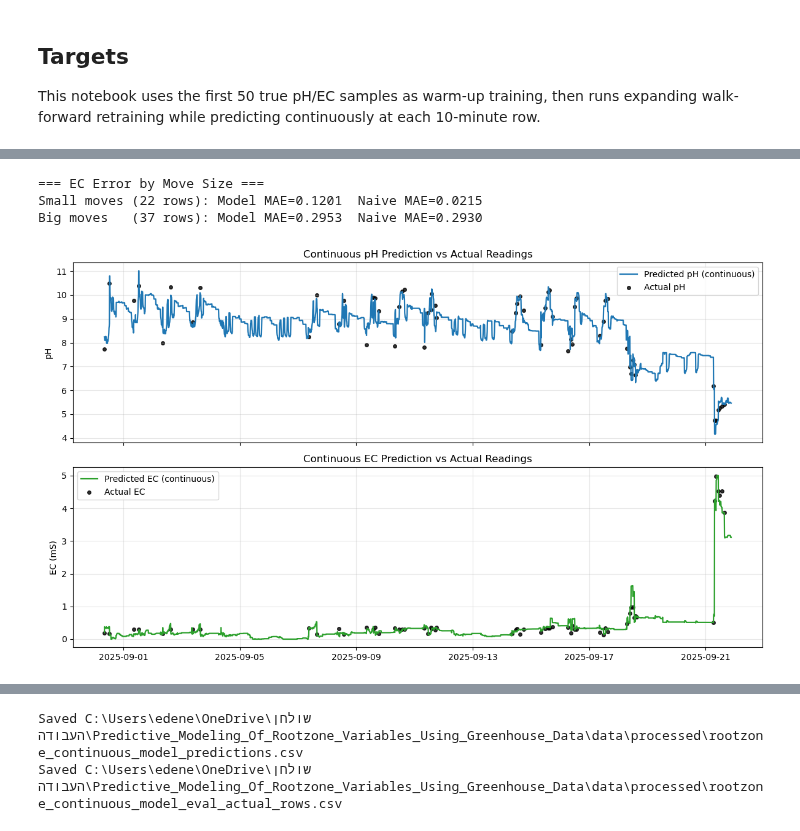
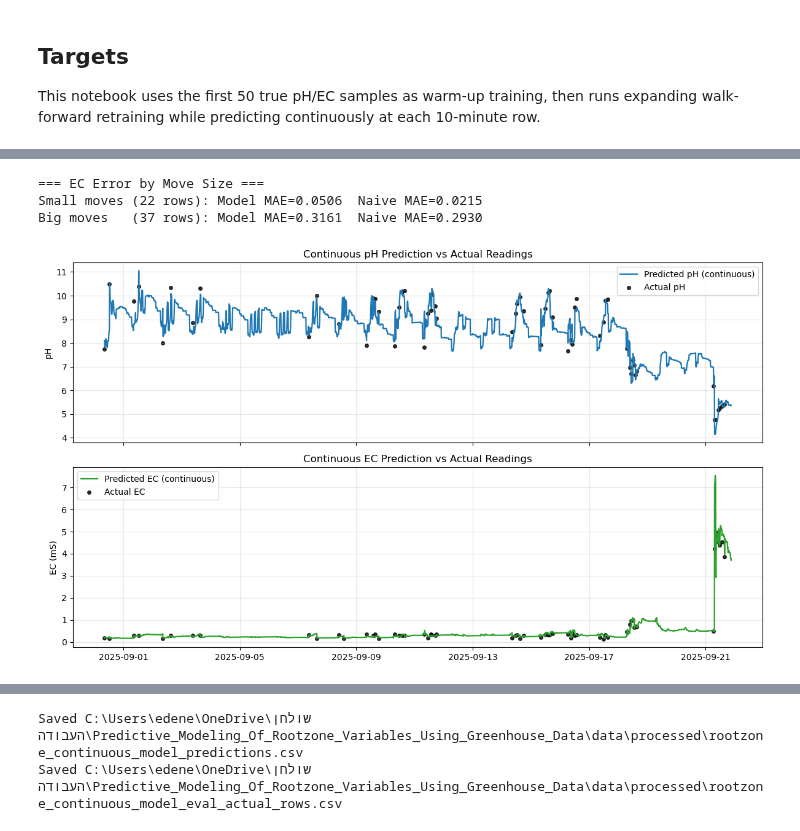
Before and after one commit to EliyahuEden/Predictive_Modeling_Of_Rootzone_Variables_Using_Greenhouse_Data, a Jupyter notebook: scripts/Continuous_Rootzone_Model.ipynb, the cells around one changed output, grey strips where cells are left out. Saved outputs shown, nothing was run; the diff lists cells and outputs as text; code cells hidden in the pictures.

```diff
--- a/scripts/Continuous_Rootzone_Model.ipynb
+++ b/scripts/Continuous_Rootzone_Model.ipynb
@@ -226,6 +228,7 @@ def get_features_for_row(master_df: pd.DataFrame, anchor_idx: pd.Timestamp, curr
         'irr_48h_pre': irr_48h_pre,
         'fert_per_event': fert_per_event,
         'n_clean_irr_cycles': n_clean_irr_cycles,
+        'days_after_planting': float(master_df.loc[t1, 'days_after_planting']) if 'days_after_planting' in master_df.columns else 0.0,
     }
 
 
@@ -468,7 +471,9 @@ warmup_train_intervals = 50
 if len(sensor_idx) <= warmup_train_intervals:
     raise RuntimeError(f'Need more than {warmup_train_intervals} true pH/EC samples to build {warmup_train_intervals} warm-up intervals. Found {len(sensor_idx)}.')
 
-# Build initial warm-up training intervals (exactly 50 intervals).
+MAX_SKIP_GAP_HOURS = 24
+
+# Build initial warm-up training intervals with skip augmentation.
 train_rows = []
 for j in range(1, warmup_train_intervals + 1):
     t_anchor = sensor_idx[j - 1]
@@ -484,16 +489,30 @@ for j in range(1, warmup_train_intervals + 1):
         'ec_true': ec_true,
     })
 
+    # Add skip intervals (from older anchors to this reading)
+    for back in range(2, 4):  # skip-1 and skip-2
+        if j - back >= 0:
+            t_skip_anchor = sensor_idx[j - back]
+            gap_h = (t_current - t_skip_anchor).total_seconds() / 3600
+            if gap_h <= MAX_SKIP_GAP_HOURS:
+                skip_feats = get_features_for_row(master_df, t_skip_anchor, t_current)
+                train_rows.append({
+                    'timestamp': t_current,
+                    'anchor_idx': t_skip_anchor,
+                    **skip_feats,
+                    'ph_true': ph_true,
+                    'ec_true': ec_true,
+                })
+
 train_df = pd.DataFrame(train_rows).set_index('timestamp').sort_index()
-print(f'Warm-up with {warmup_train_intervals} intervals -> {len(train_df)} training intervals.')
+print(f'Warm-up with augmentation: {len(train_df)} training intervals (from {warmup_train_intervals} readings)')
 
 
 def fit_models(current_train_df: pd.DataFrame):
     X_ph = current_train_df[feature_cols_ph]
     X_ec = current_train_df[feature_cols_ec]
     y_ph = np.log((current_train_df['ph_true'] + _eps) / (current_train_df['ph0'] + _eps))
-    y_ec = current_train_df['ec_true'] - current_train_df['ec0']
-
+    y_ec = np.log((current_train_df['ec_true'] + 0.01) / (current_train_df['ec0'] + 0.01))
     xgb_params_ph = dict(
         n_estimators=500,
         learning_rate=0.03,
@@ -509,18 +528,17 @@ def fit_models(current_train_df: pd.DataFrame):
     )
 
     xgb_params_ec = dict(
-    n_estimators=300,
-    learning_rate=0.03,
-    max_depth=4,
-    min_child_weight=5,
-    subsample=0.8,
-    colsample_bytree=0.8,
-    reg_alpha=0.3,
-    reg_lambda=1.5,
-    objective='reg:pseudohubererror',
-    huber_slope=0.4,
-    random_state=42,
-    n_jobs=-1,
+        n_estimators=300,
+        learning_rate=0.03,
+        max_depth=4,
+        min_child_weight=5,
+        subsample=0.8,
+        colsample_bytree=0.8,
+        reg_alpha=0.3,
+        reg_lambda=1.5,
+        objective='reg:squarederror',
+        random_state=42,
+        n_jobs=-1,
     )
 
     ph_m = xgb.XGBRegressor(**xgb_params_ph)
@@ -544,10 +562,11 @@ for current_idx in master_df.loc[start_idx:].index:
     X_row_ec = pd.DataFrame([feats])[feature_cols_ec]
 
     log_ph_pred = float(ph_model.predict(X_row_ph)[0])
-    delta_ec_pred = float(ec_model.predict(X_row_ec)[0])
+    log_ec_pred = float(ec_model.predict(X_row_ec)[0])
 
     ph_pred = (feats['ph0'] + _eps) * float(np.exp(log_ph_pred)) - _eps
-    ec_pred = max(0.0, feats['ec0'] + delta_ec_pred)
+    ec_pred = max(0.0, (feats['ec0'] + 0.01) * float(np.exp(log_ec_pred)) - 0.01)
+
     row = {
         'timestamp': current_idx,
         'anchor_idx': anchor_idx,
@@ -594,6 +613,25 @@ for current_idx in master_df.loc[start_idx:].index:
                 'ec_true': ec_true,
             }
             train_df = pd.concat([train_df, pd.DataFrame([new_train_row]).set_index('timestamp')]).sort_index()
+
+            # Add skip intervals from recent previous anchors
+            anchor_pos = sensor_idx.index(anchor_idx)
+            for back in range(1, 3):  # look 1-2 readings before current anchor
+                prev_pos = anchor_pos - back
+                if prev_pos >= 0:
+                    t_skip_anchor = sensor_idx[prev_pos]
+                    gap_h = (current_idx - t_skip_anchor).total_seconds() / 3600
+                    if gap_h <= MAX_SKIP_GAP_HOURS:
+                        skip_feats = get_features_for_row(master_df, t_skip_anchor, current_idx)
+                        skip_row = {
+                            'timestamp': current_idx,
+                            'anchor_idx': t_skip_anchor,
+                            **skip_feats,
+                            'ph_true': ph_true,
+                            'ec_true': ec_true,
+                        }
+                        train_df = pd.concat([train_df, pd.DataFrame([skip_row]).set_index('timestamp')]).sort_index()
+
             ph_model, ec_model = fit_models(train_df)
             retrain_count += 1
             anchor_idx = current_idx
@@ -699,7 +737,7 @@ EC Naive RMSE: 0.5218156710719517
 === EC Error by Move Size ===
-Small moves (22 rows): Model MAE=0.1201  Naive MAE=0.0215
-Big moves   (37 rows): Model MAE=0.2953  Naive MAE=0.2930
+Small moves (22 rows): Model MAE=0.0506  Naive MAE=0.0215
+Big moves   (37 rows): Model MAE=0.3161  Naive MAE=0.2930
-[figure, old version]
+[figure, new version]
 # %%
 # Feature importance — both weight (split count) and gain (error reduction).
 for tgt_name, est, cols in [
```
Also changed, not shown: parts of 5 cells of this notebook, 2 other files.
